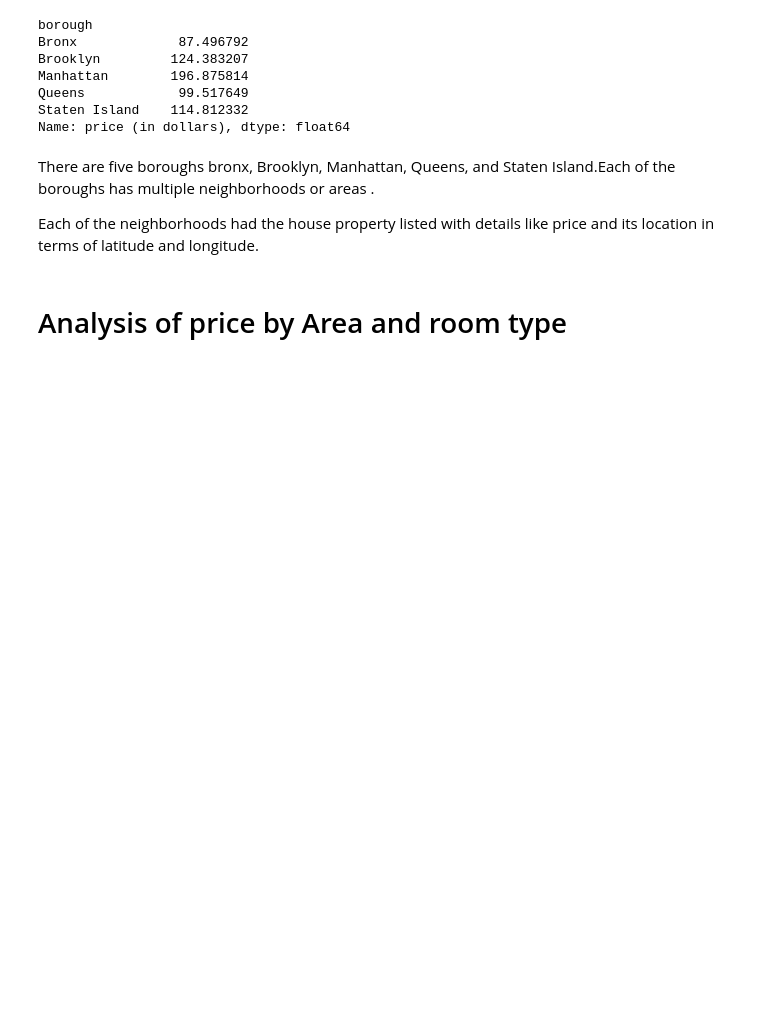
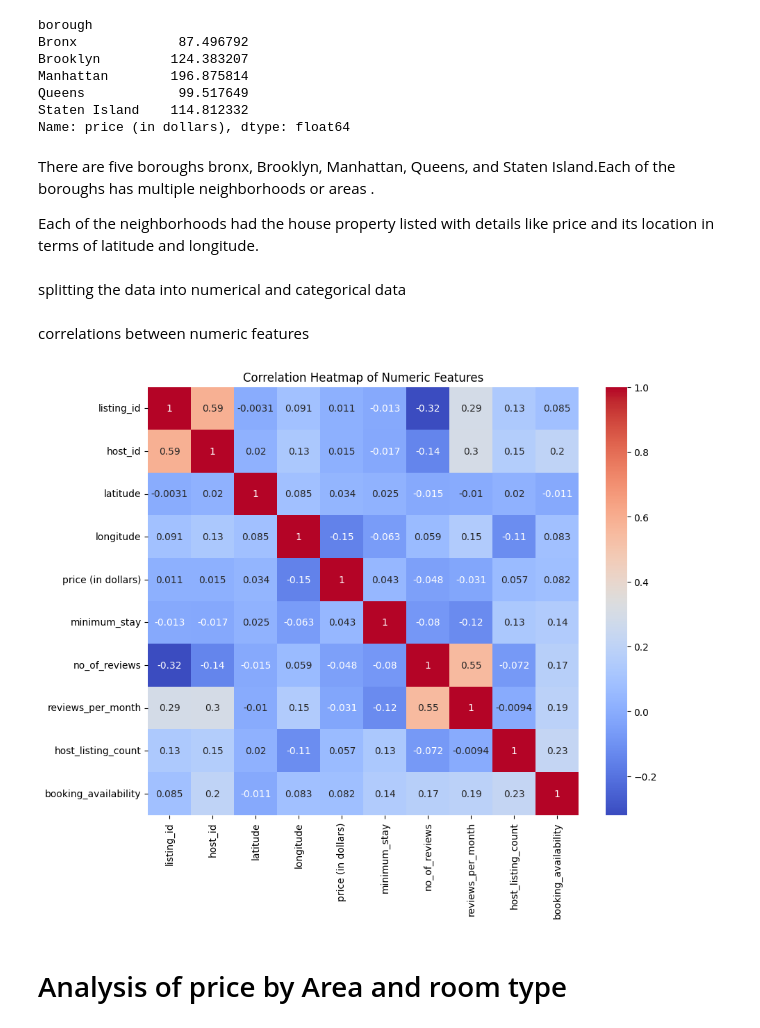
Before and after one commit to Krishil-Parikh/Bazinga_CodeClash, a Jupyter notebook: compute-task-a.ipynb, the cells around one changed output. Cells and saved outputs as stored; diff of their text form; code cells hidden in the pictures; blank space fills up the shorter version.

```diff
--- a/compute-task-a.ipynb
+++ b/compute-task-a.ipynb
@@ -135,6 +139,24 @@ Name: price (in dollars), dtype: float64
 There are five boroughs bronx, Brooklyn, Manhattan, Queens, and Staten Island.Each of the boroughs has multiple neighborhoods or areas .
 
 Each of the neighborhoods had the house property listed with details like price and its location in terms of latitude and longitude.
+# %% [markdown]
+splitting the data into numerical and categorical data
+# %%
+numerical_columns = pd_df.select_dtypes(include=['float64', 'int64']).columns
+categorical_columns = pd_df.select_dtypes(include=['object']).columns\
+df_numerical = pd_df[numerical_columns]
+
+df_categorical = pd_df[categorical_columns]
+# %% [markdown]
+correlations between numeric features
+# %%
+
+plt.figure(figsize=(10, 8))
+sns.heatmap(df_numerical.corr(), annot=True, cmap='coolwarm')
+plt.title('Correlation Heatmap of Numeric Features')
+plt.show()
+# %% [output]
+[figure, added]
 # %% [markdown]
 # Analysis of price by Area and room type
 # %%
```
Also changed, not shown: parts of 17 cells of this notebook.
